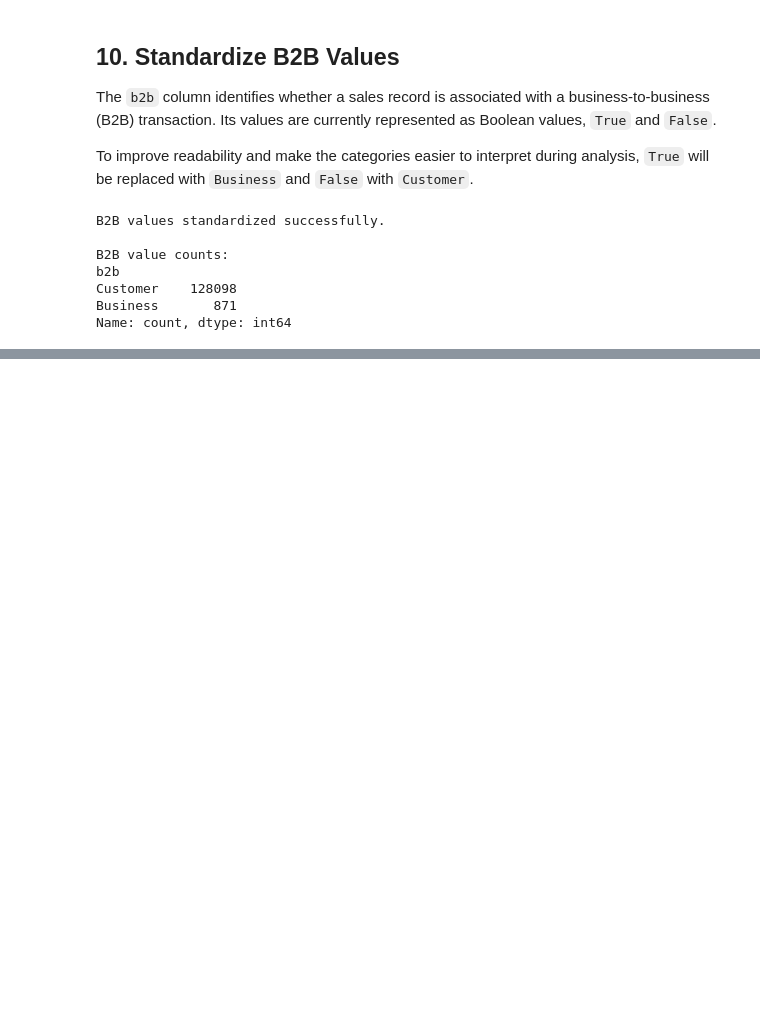
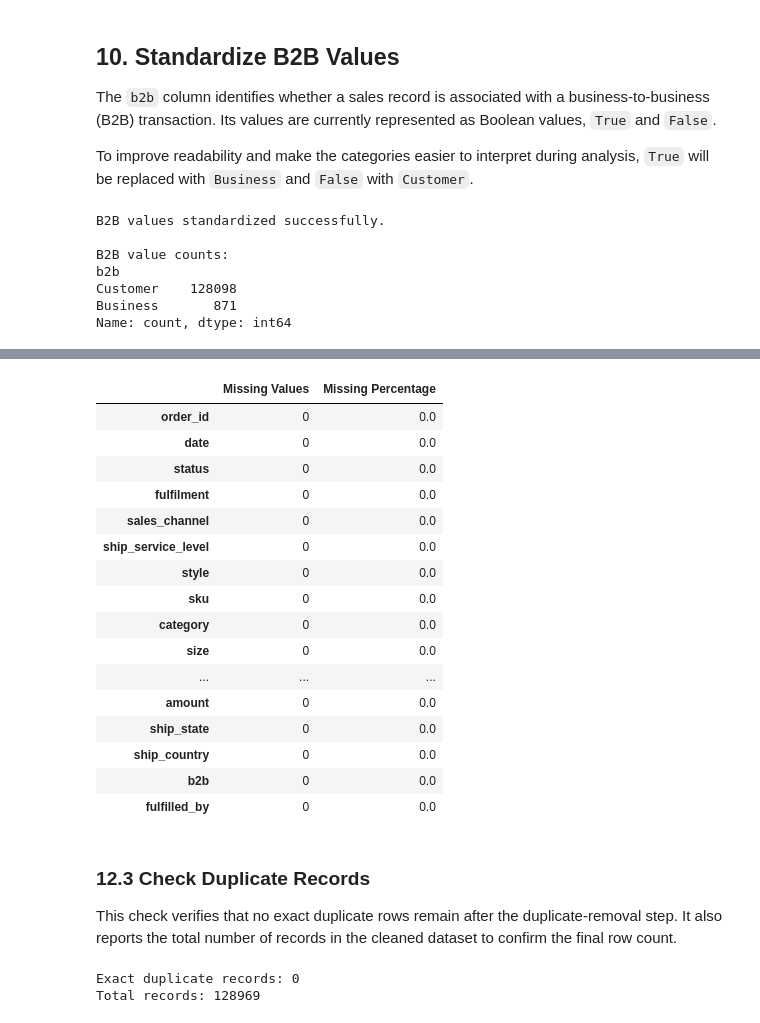
Before and after one commit to Prayasit/retailpulse-sales-analytics, a Jupyter notebook: notebooks/03_data_cleaning.ipynb, the cells around one changed output, grey strips where cells are left out. Drawn from its saved outputs; the diff is of its cells as text; code cells hidden in the pictures; blank space fills up the shorter version.

```diff
--- a/notebooks/03_data_cleaning.ipynb
+++ b/notebooks/03_data_cleaning.ipynb
@@ -279,0 +457,40 @@ Name: count, dtype: int64
+# %%
+missing_summary = pd.DataFrame({
+    "Missing Values": df_cleaned.isna().sum(),
+    "Missing Percentage": (df_cleaned.isna().mean() * 100).round(2)
+})
+
+missing_summary = missing_summary.sort_values(
+    by="Missing Values",
+    ascending=False
+)
+
+display(missing_summary)
+# %% [output]
+|  | Missing Values | Missing Percentage |
+| order_id | 0 | 0.0 |
+| date | 0 | 0.0 |
+| status | 0 | 0.0 |
+| fulfilment | 0 | 0.0 |
+| sales_channel | 0 | 0.0 |
+| ship_service_level | 0 | 0.0 |
+| style | 0 | 0.0 |
+| sku | 0 | 0.0 |
+| category | 0 | 0.0 |
+| size | 0 | 0.0 |
+| ... | ... | ... |
+| amount | 0 | 0.0 |
+| ship_state | 0 | 0.0 |
+| ship_country | 0 | 0.0 |
+| b2b | 0 | 0.0 |
+| fulfilled_by | 0 | 0.0 |
+# %% [markdown]
+### 12.3 Check Duplicate Records
+
+This check verifies that no exact duplicate rows remain after the duplicate-removal step. It also reports the total number of records in the cleaned dataset to confirm the final row count.
+# %%
+print("Exact duplicate records:", df_cleaned.duplicated().sum())
+print("Total records:", len(df_cleaned))
+# %% [output]
+Exact duplicate records: 0
+Total records: 128969
```
Also changed, not shown: parts of 18 cells of this notebook, 3 other files.
